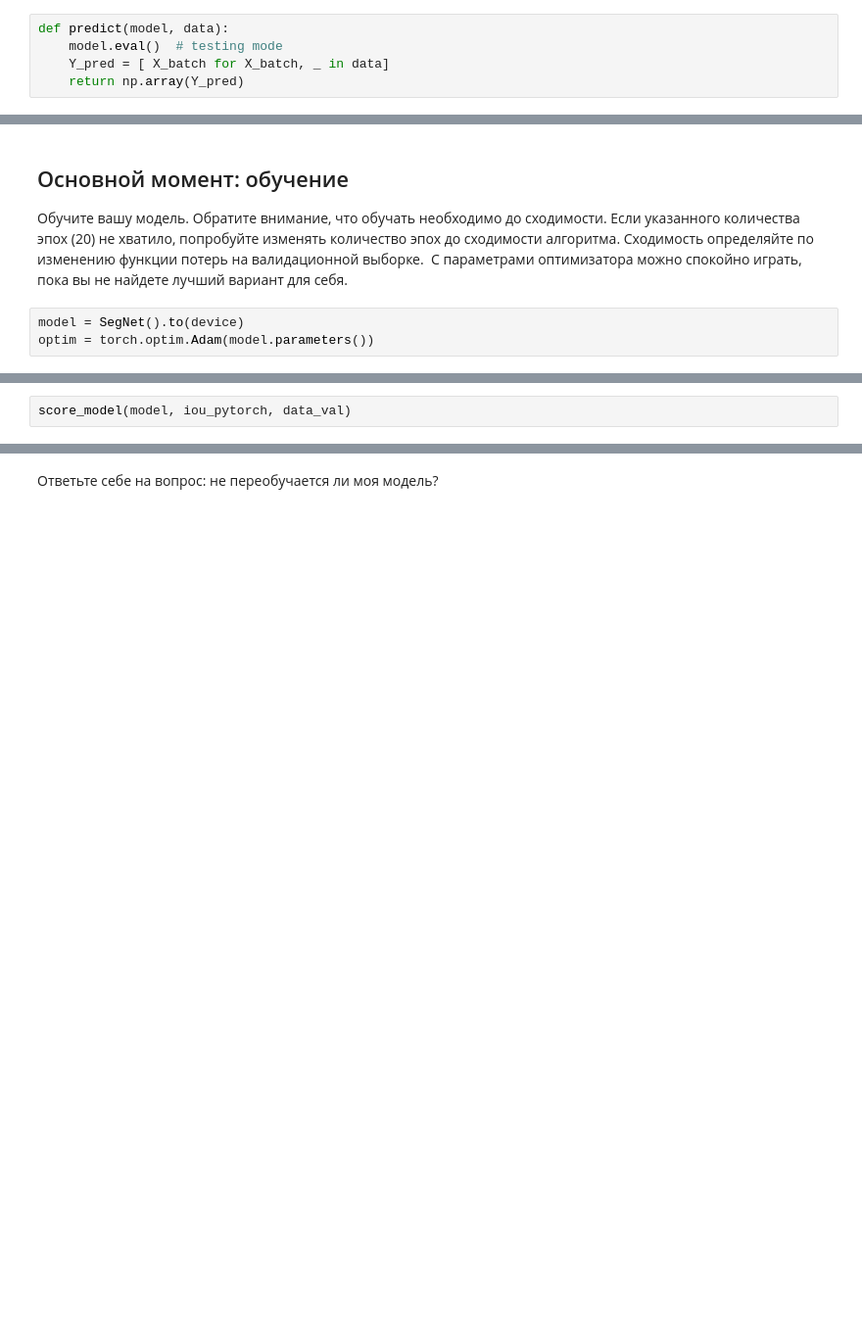
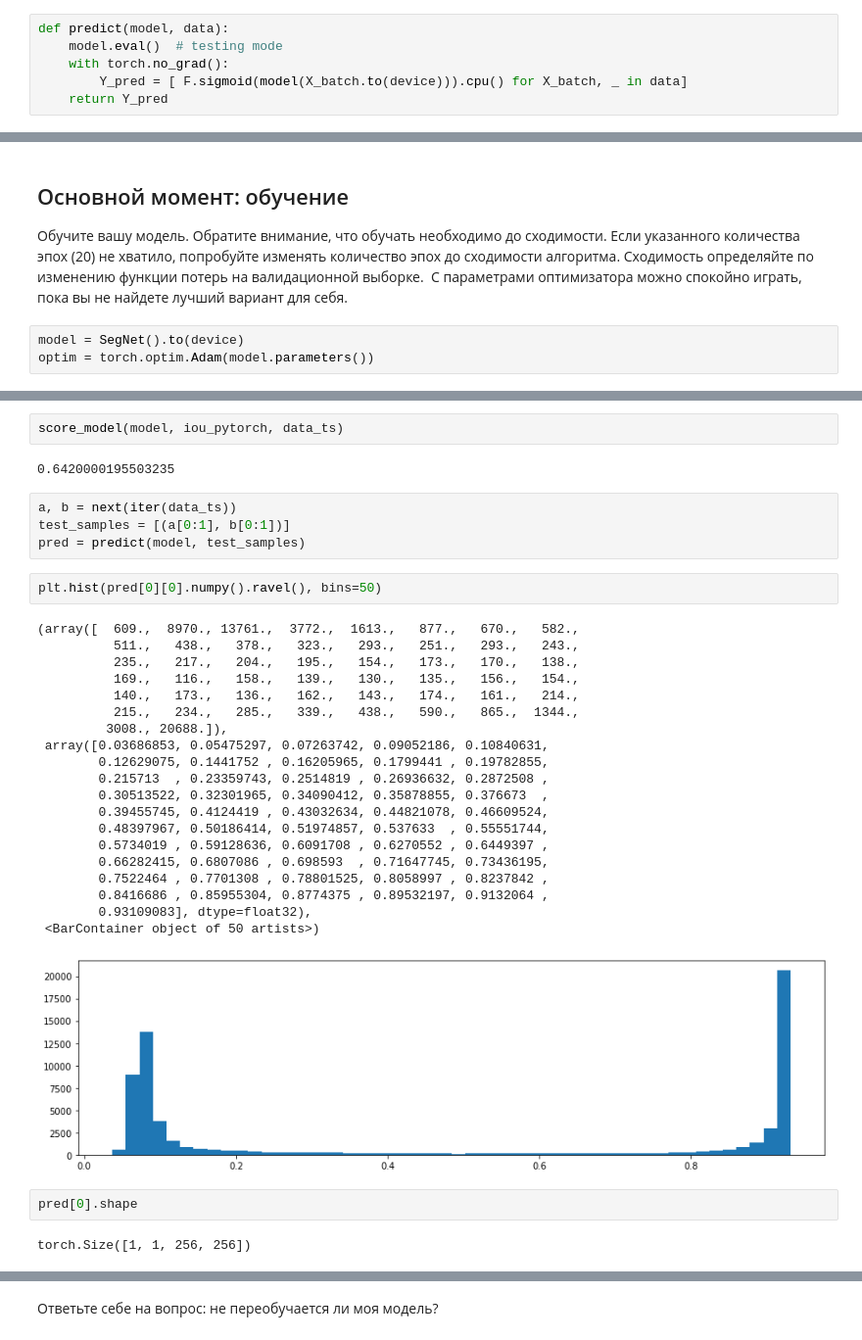
Before and after one commit to Hacker1337/DeepLearningSchool, a Jupyter notebook: 16 segmentation/[hw]semantic_segmentation.ipynb, the cells around one changed output, grey strips where cells are left out. Shown at 98% size. Cells and saved outputs as stored; diff of their text form; blank space fills up the shorter version.

```diff
--- a/16 segmentation/[hw]semantic_segmentation.ipynb
+++ b/16 segmentation/[hw]semantic_segmentation.ipynb
@@ -504,8 +472,9 @@ def train(model, opt, loss_fn, epochs, data_tr, data_val):
 # %%
 def predict(model, data):
     model.eval()  # testing mode
-    Y_pred = [ X_batch for X_batch, _ in data]
-    return np.array(Y_pred)
+    with torch.no_grad():
+        Y_pred = [ F.sigmoid(model(X_batch.to(device))).cpu() for X_batch, _ in data]
+    return Y_pred
 # %%
 def score_model(model, metric, data):
     model.eval()  # testing mode
@@ -537,2 +525,35 @@ torch.Size([25, 3, 256, 256])
 # %%
-score_model(model, iou_pytorch, data_val)
+score_model(model, iou_pytorch, data_ts)
+# %% [output]
+0.6420000195503235
+# %%
+a, b = next(iter(data_ts))
+test_samples = [(a[0:1], b[0:1])]
+pred = predict(model, test_samples)
+# %%
+plt.hist(pred[0][0].numpy().ravel(), bins=50)
+# %% [output]
+(array([  609.,  8970., 13761.,  3772.,  1613.,   877.,   670.,   582.,
+          511.,   438.,   378.,   323.,   293.,   251.,   293.,   243.,
+          235.,   217.,   204.,   195.,   154.,   173.,   170.,   138.,
+          169.,   116.,   158.,   139.,   130.,   135.,   156.,   154.,
+          140.,   173.,   136.,   162.,   143.,   174.,   161.,   214.,
+          215.,   234.,   285.,   339.,   438.,   590.,   865.,  1344.,
+         3008., 20688.]),
+ array([0.03686853, 0.05475297, 0.07263742, 0.09052186, 0.10840631,
+        0.12629075, 0.1441752 , 0.16205965, 0.1799441 , 0.19782855,
+        0.215713  , 0.23359743, 0.2514819 , 0.26936632, 0.2872508 ,
+        0.30513522, 0.32301965, 0.34090412, 0.35878855, 0.376673  ,
+        0.39455745, 0.4124419 , 0.43032634, 0.44821078, 0.46609524,
+        0.48397967, 0.50186414, 0.51974857, 0.537633  , 0.55551744,
+        0.5734019 , 0.59128636, 0.6091708 , 0.6270552 , 0.6449397 ,
+        0.66282415, 0.6807086 , 0.698593  , 0.71647745, 0.73436195,
+        0.7522464 , 0.7701308 , 0.78801525, 0.8058997 , 0.8237842 ,
+        0.8416686 , 0.85955304, 0.8774375 , 0.89532197, 0.9132064 ,
+        0.93109083], dtype=float32),
+ <BarContainer object of 50 artists>)
+[figure, added]
+# %%
+pred[0].shape
+# %% [output]
+torch.Size([1, 1, 256, 256])
```
Also changed, not shown: parts of 13 cells of this notebook, 6 other files.
